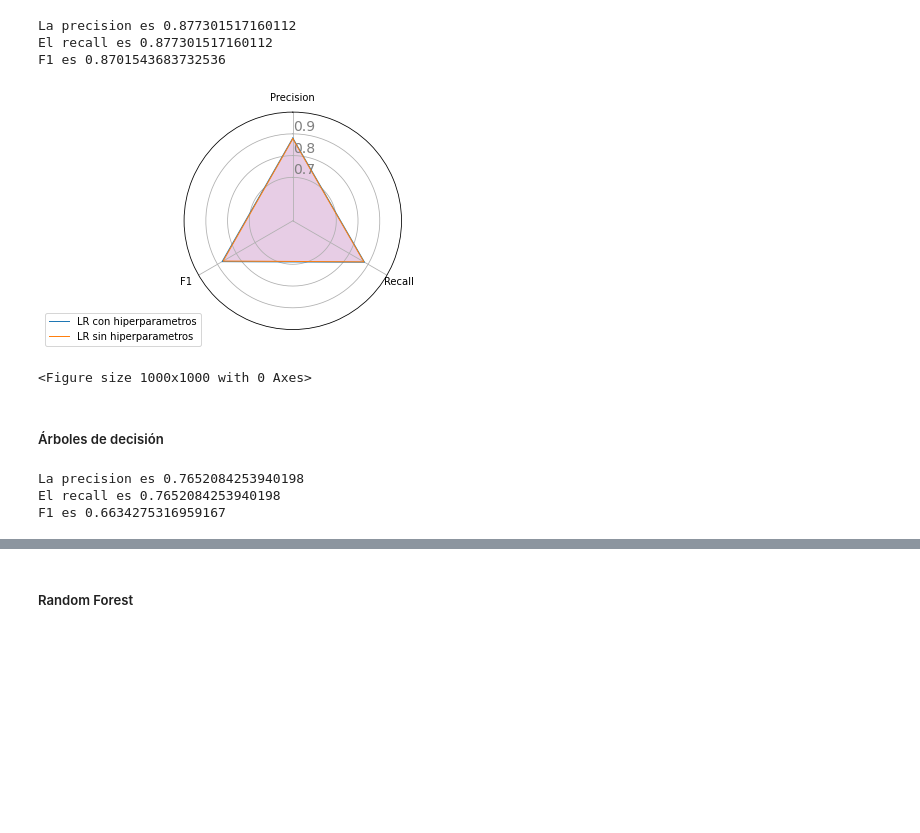
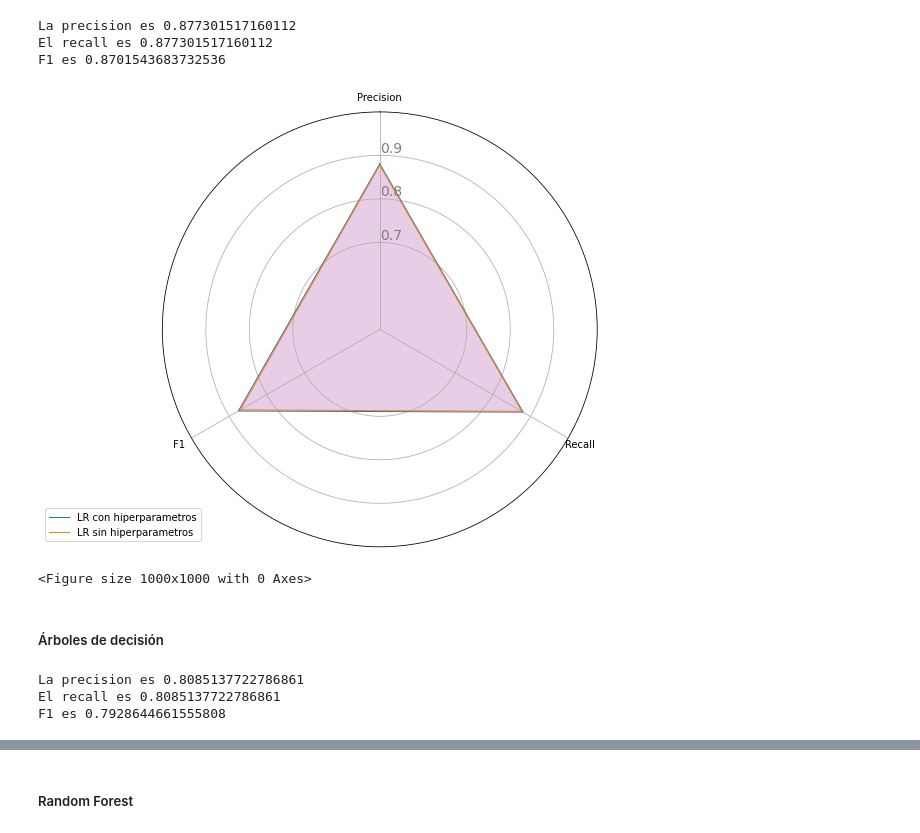
Before and after one commit to 1gnacio/orgadatos-collab-tp2, a Jupyter notebook: TP2.ipynb, the cells around one changed output, grey strips where cells are left out. Saved outputs shown, nothing was run; the diff lists cells and outputs as text; code cells hidden in the pictures; blank space fills up the shorter version.

```diff
--- a/TP2.ipynb
+++ b/TP2.ipynb
@@ -710,41 +710,41 @@ N = len(categories)
 
 angles = [n / float(N) * 2 * pi for n in range(N)]
 angles += angles[:1]
 
-ax = plt.subplot(111, polar=True)
-
+f = plt.figure(figsize=(8,8))
+ax = f.add_subplot(111, polar=True)
 ax.set_theta_offset(pi / 2)
 ax.set_theta_direction(-1)
 
 plt.xticks(angles[:-1], categories)
 
 ax.set_rlabel_position(0)
 plt.yticks([0.7,0.8,0.9], ["0.7","0.8","0.9"], color="grey", size=14)
 plt.ylim(0.5,1)
 
 values=df.loc[0].drop('group').values.flatten().tolist()
 values += values[:1]
 ax.plot(angles, values, linewidth=1, linestyle='solid', label="LR con hiperparametros")
 ax.fill(angles, values, 'b', alpha=0.1)
 
 values=df.loc[1].drop('group').values.flatten().tolist()
 values += values[:1]
 ax.plot(angles, values, linewidth=1, linestyle='solid', label="LR sin hiperparametros")
 ax.fill(angles, values, 'r', alpha=0.1)
 
 plt.legend(loc='upper right', bbox_to_anchor=(0.1, 0.1))
 
 my_dpi=96
 plt.figure(figsize=(1000/my_dpi, 1000/my_dpi), dpi=my_dpi)
 
 plt.show()
 # %% [output]
-[figure, old version]
+[figure, new version]
 <Figure size 1000x1000 with 0 Axes>
 # %% [markdown]
 ##### Árboles de decisión
 # %%
-model = make_pipeline(TfidfVectorizer(), DecisionTreeClassifier(splitter="random", ccp_alpha=0.1))
+model = make_pipeline(TfidfVectorizer(), DecisionTreeClassifier(ccp_alpha=0.001))
 
 #Entrenamos el modelo
 model.fit(X_train, y_train)
@@ -762,9 +762,9 @@ print("El recall es {}".format(dt_recall))
 
 print("F1 es {}".format(dt_f1))
 # %% [output]
-La precision es 0.7652084253940198
-El recall es 0.7652084253940198
-F1 es 0.6634275316959167
+La precision es 0.8085137722786861
+El recall es 0.8085137722786861
+F1 es 0.7928644661555808
 # %%
 model = make_pipeline(TfidfVectorizer(), DecisionTreeClassifier())
 
```
Also changed, not shown: parts of 10 cells of this notebook.
